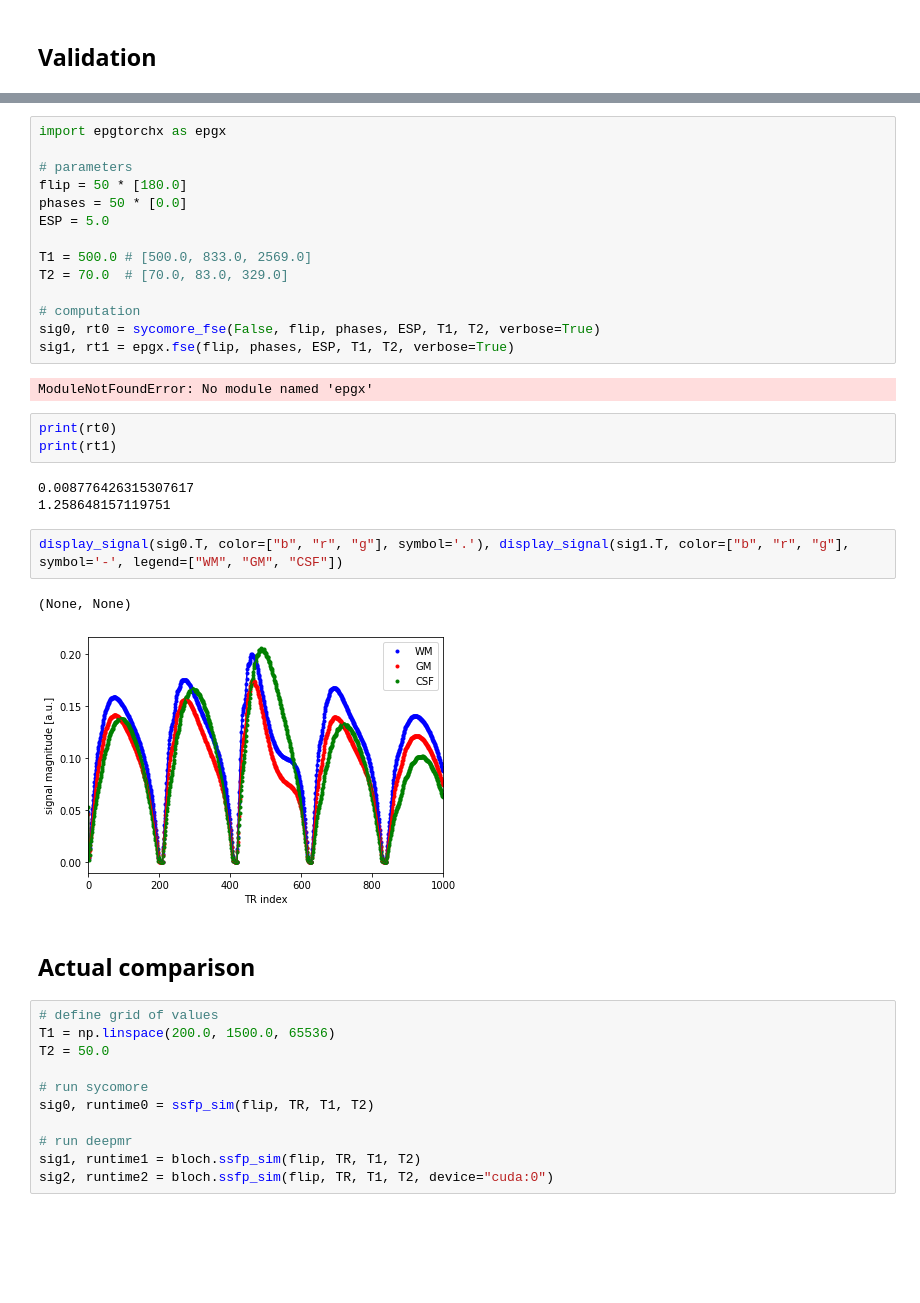
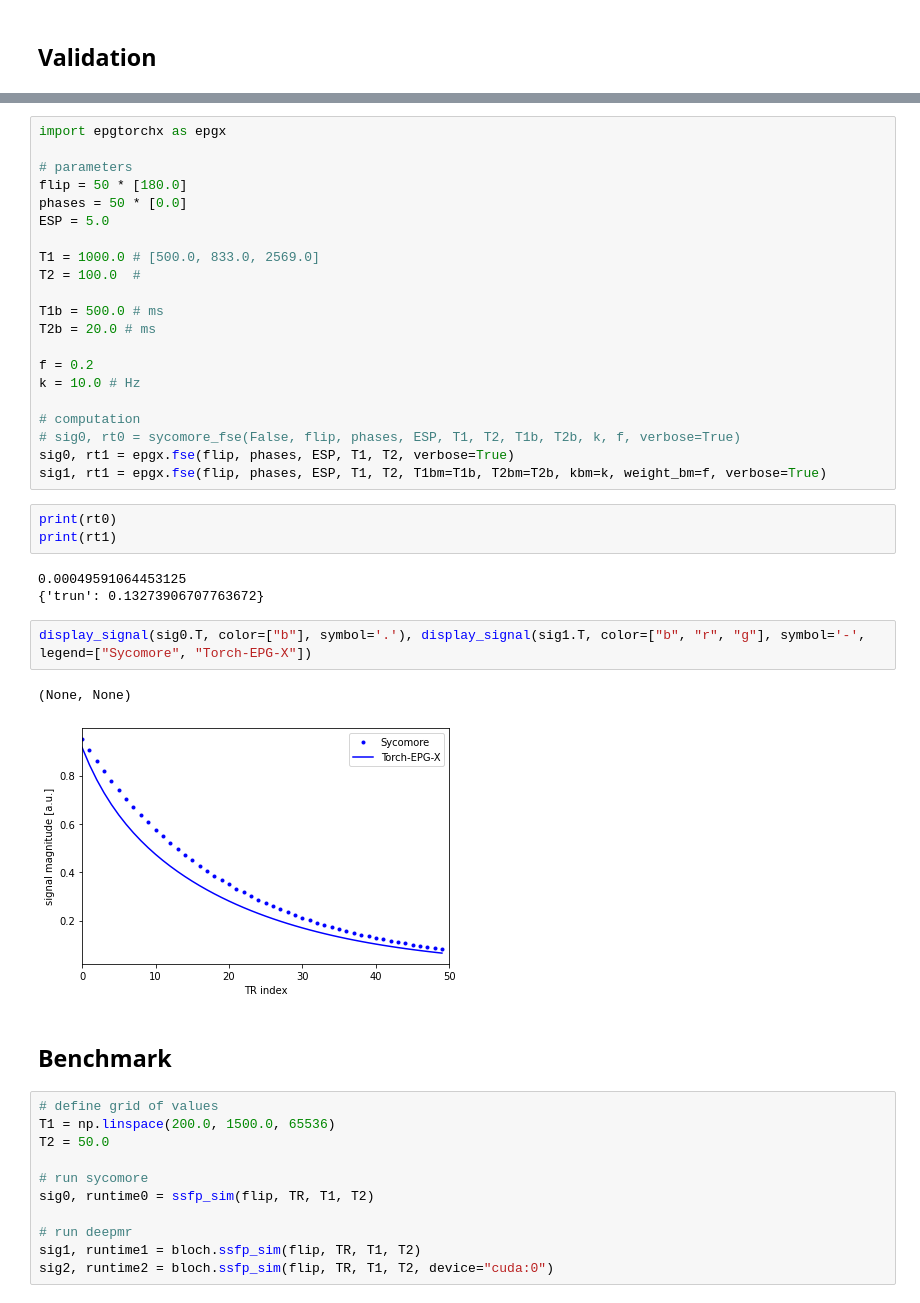
Before and after one commit to INFN-MRI/mrsim, a Jupyter notebook: examples/01-validation-and-benchmark.ipynb, the cells around one changed output, grey strips where cells are left out. Saved outputs shown, nothing was run; the diff lists cells and outputs as text; blank space fills up the shorter version.

```diff
--- a/examples/01-validation-and-benchmark.ipynb
+++ b/examples/01-validation-and-benchmark.ipynb
@@ -160,27 +182,32 @@ flip = 50 * [180.0]
 phases = 50 * [0.0]
 ESP = 5.0
 
-T1 = 500.0 # [500.0, 833.0, 2569.0]
-T2 = 70.0  # [70.0, 83.0, 329.0]
+T1 = 1000.0 # [500.0, 833.0, 2569.0]
+T2 = 100.0  #
+
+T1b = 500.0 # ms
+T2b = 20.0 # ms
+
+f = 0.2
+k = 10.0 # Hz
 
 # computation
-sig0, rt0 = sycomore_fse(False, flip, phases, ESP, T1, T2, verbose=True)
-sig1, rt1 = epgx.fse(flip, phases, ESP, T1, T2, verbose=True)
+# sig0, rt0 = sycomore_fse(False, flip, phases, ESP, T1, T2, T1b, T2b, k, f, verbose=True)
+sig0, rt1 = epgx.fse(flip, phases, ESP, T1, T2, verbose=True)
+sig1, rt1 = epgx.fse(flip, phases, ESP, T1, T2, T1bm=T1b, T2bm=T2b, kbm=k, weight_bm=f, verbose=True)
-# %% [output]
-ModuleNotFoundError: No module named 'epgx'
 # %%
 print(rt0)
 print(rt1)
 # %% [output]
-0.008776426315307617
-1.258648157119751
+0.00049591064453125
+{'trun': 0.13273906707763672}
 # %%
-display_signal(sig0.T, color=["b", "r", "g"], symbol='.'), display_signal(sig1.T, color=["b", "r", "g"], symbol='-', legend=["WM", "GM", "CSF"])
+display_signal(sig0.T, color=["b"], symbol='.'), display_signal(sig1.T, color=["b", "r", "g"], symbol='-', legend=["Sycomore", "Torch-EPG-X"])
 # %% [output]
 (None, None)
-[figure, old version]
+[figure, new version]
 # %% [markdown]
-## Actual comparison
+## Benchmark
 # %%
 # define grid of values
 T1 = np.linspace(200.0, 1500.0, 65536)
```
Also changed, not shown: parts of 7 cells of this notebook, 9 other files.
